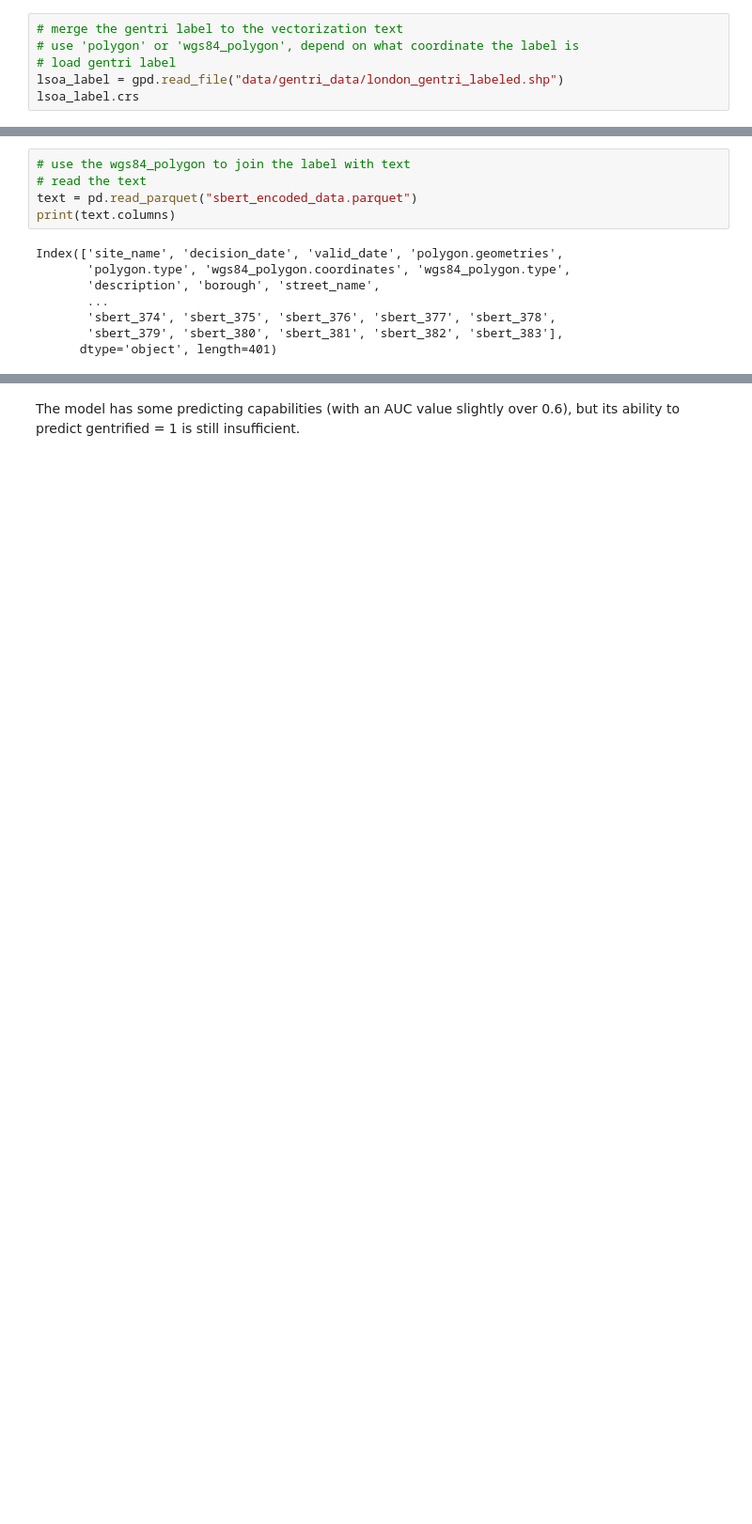
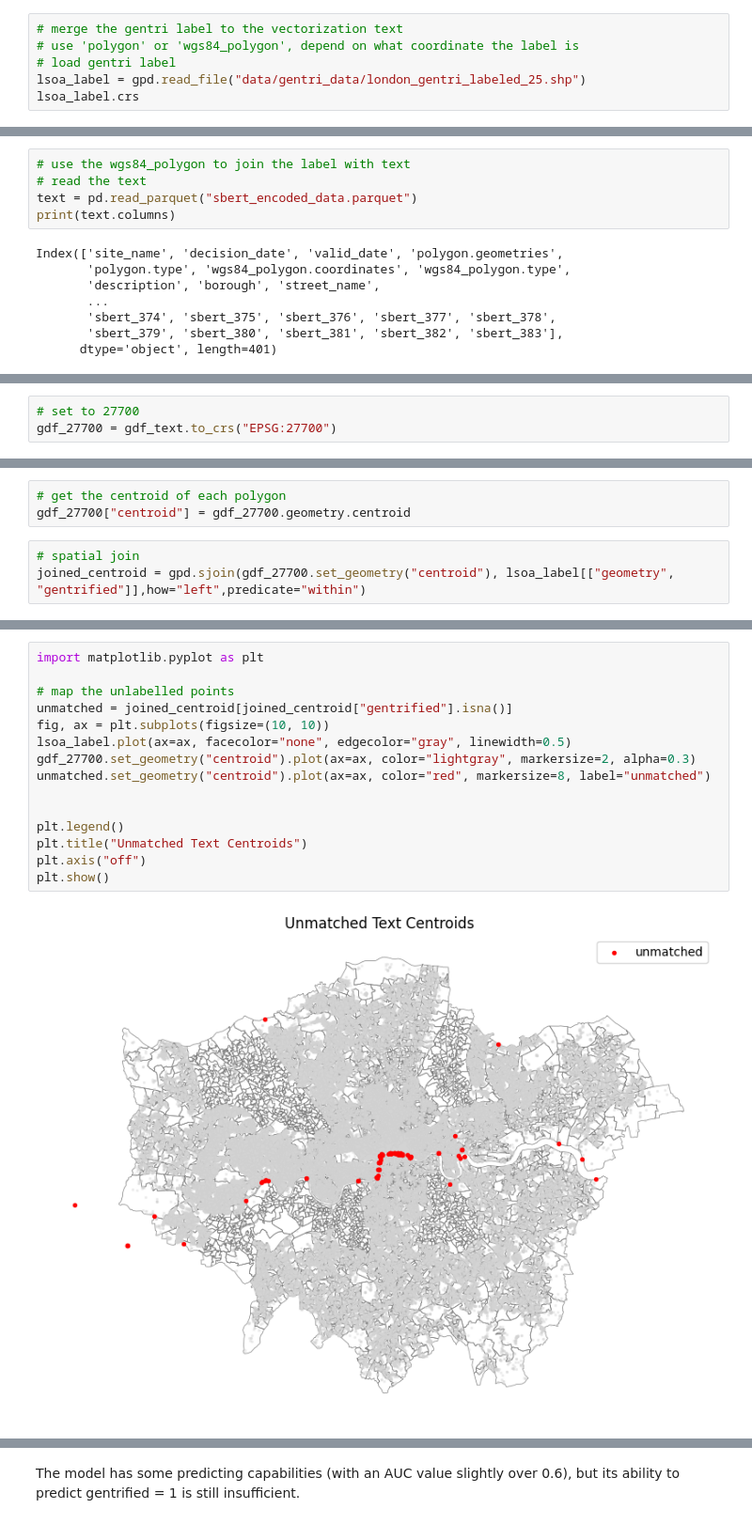
Before and after one commit to meimao76/housing_feature_gentrification, a Jupyter notebook: model.ipynb, the cells around one changed output, grey strips where cells are left out. Shown at 94% size. Saved outputs shown, nothing was run; the diff lists cells and outputs as text; blank space fills up the shorter version.

```diff
--- a/model.ipynb
+++ b/model.ipynb
@@ -19,6 +22,6 @@ from sklearn.metrics import classification_report, roc_auc_score
 # merge the gentri label to the vectorization text
 # use 'polygon' or 'wgs84_polygon', depend on what coordinate the label is
 # load gentri label
-lsoa_label = gpd.read_file("data/gentri_data/london_gentri_labeled.shp")
+lsoa_label = gpd.read_file("data/gentri_data/london_gentri_labeled_25.shp")
 lsoa_label.crs
 # %% [output]
@@ -55,3 +60,6 @@ text_valid["geometry"] = text_valid["wgs84_polygon.coordinates"].apply(lambda co
 # creat GeoDataFrame， set WGS84 coordinate
 gdf_text = gpd.GeoDataFrame(text_valid, geometry="geometry", crs="EPSG:4326")
+# %%
+# set to 27700
+gdf_27700 = gdf_text.to_crs("EPSG:27700")
 # %%
@@ -103,0 +82,6 @@ Name: proportion, dtype: float64
+# %%
+# get the centroid of each polygon
+gdf_27700["centroid"] = gdf_27700.geometry.centroid
+# %%
+# spatial join
+joined_centroid = gpd.sjoin(gdf_27700.set_geometry("centroid"), lsoa_label[["geometry", "gentrified"]],how="left",predicate="within")
@@ -106,0 +98,17 @@ Here I tried a baseline model (without anchor text).
+# %%
+import matplotlib.pyplot as plt
+
+# map the unlabelled points
+unmatched = joined_centroid[joined_centroid["gentrified"].isna()]
+fig, ax = plt.subplots(figsize=(10, 10))
+lsoa_label.plot(ax=ax, facecolor="none", edgecolor="gray", linewidth=0.5)
+gdf_27700.set_geometry("centroid").plot(ax=ax, color="lightgray", markersize=2, alpha=0.3)
+unmatched.set_geometry("centroid").plot(ax=ax, color="red", markersize=8, label="unmatched")
+
+
+plt.legend()
+plt.title("Unmatched Text Centroids")
+plt.axis("off")
+plt.show()
+# %% [output]
+[figure, added]
```
Also changed, not shown: parts of 26 cells of this notebook, 2 other files.
